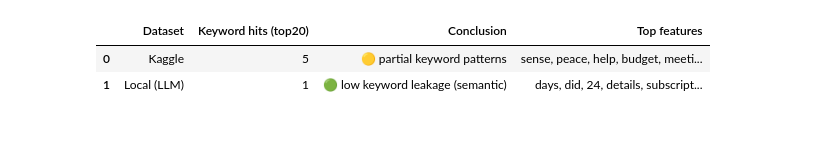
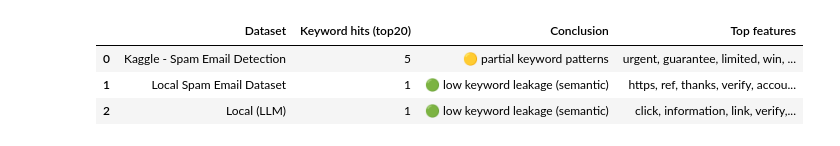
Before and after one commit to gawlowskiandrzej/Eksploracja_danych_projekt---detekcja-spamu, a Jupyter notebook: spam_dataset_quality_analysis.ipynb, the cells around one changed output. Saved outputs shown, nothing was run; the diff lists cells and outputs as text; code cells hidden in the pictures.

```diff
--- a/spam_dataset_quality_analysis.ipynb
+++ b/spam_dataset_quality_analysis.ipynb
@@ -99,41 +243,47 @@ comparison_df
 # %%
-KEYWORDS = ['free','win','click','urgent','offer']
+KEYWORDS = ["free", "win", "click", "urgent", "offer"]
 
 def chi2_analysis(df):
-    cv = CountVectorizer(stop_words='english', min_df=5)
-    X_counts = cv.fit_transform(df[TEXT_COL])
+    if df[LABEL_COL].nunique() < 2:
+        return [], 0, "not enough classes"
 
-    chi_scores, _ = chi2(X_counts, df[LABEL_COL])
-    top_idx = chi_scores.argsort()[-20:]
+    try:
+        cv = CountVectorizer(stop_words="english", min_df=5)
+        X_counts = cv.fit_transform(df[TEXT_COL])
+        chi_scores, _ = chi2(X_counts, df[LABEL_COL])
+    except ValueError as exc:
+        return [], 0, f"skipped: {exc}"
 
-    features = np.array(cv.get_feature_names_out())[top_idx]
-
-    keyword_hits = sum(f in KEYWORDS for f in features)
+    features_all = np.array(cv.get_feature_names_out())
+    top_idx = chi_scores.argsort()[-20:][::-1]
+    features = features_all[top_idx].tolist()
+    keyword_hits = sum(feature in KEYWORDS for feature in features)
 
     if keyword_hits >= 10:
         conclusion = "🔴 strong keyword reliance (too easy)"
     elif keyword_hits >= 5:
         conclusion = "🟡 partial keyword patterns"
     else:
         conclusion = "🟢 low keyword leakage (semantic)"
 
     return features, keyword_hits, conclusion
 
-k_features, k_hits, k_conclusion = chi2_analysis(df_kaggle)
-l_features, l_hits, l_conclusion = chi2_analysis(df_local)
+rows = []
+for dataset in loaded_datasets:
+    features, keyword_hits, conclusion = chi2_analysis(dataset["df"])
+    rows.append({
+        "Dataset": dataset["name"],
+        "Keyword hits (top20)": keyword_hits,
+        "Conclusion": conclusion,
+        "Top features": ", ".join(features),
+    })
 
-
-comparison_df = pd.DataFrame({
-    "Dataset": ["Kaggle", "Local (LLM)"],
-    "Keyword hits (top20)": [k_hits, l_hits],
-    "Conclusion": [k_conclusion, l_conclusion],
-    "Top features": [', '.join(k_features), ', '.join(l_features)]
-})
-
+comparison_df = pd.DataFrame(rows)
 comparison_df
 # %% [output]
 |  | Dataset | Keyword hits (top20) | Conclusion | Top features |
-| 0 | Kaggle | 5 | 🟡 partial keyword patterns | sense, peace, help, budget, meeti... |
-| 1 | Local (LLM) | 1 | 🟢 low keyword leakage (semantic) | days, did, 24, details, subscript... |
+| 0 | Kaggle - Spam Email Detection | 5 | 🟡 partial keyword patterns | urgent, guarantee, limited, win, ... |
+| 1 | Local Spam Email Dataset | 1 | 🟢 low keyword leakage (semantic) | https, ref, thanks, verify, accou... |
+| 2 | Local (LLM) | 1 | 🟢 low keyword leakage (semantic) | click, information, link, verify,... |
 # %%
 def entropy(texts):
```
Also changed, not shown: parts of 10 cells of this notebook, 3 other files.
